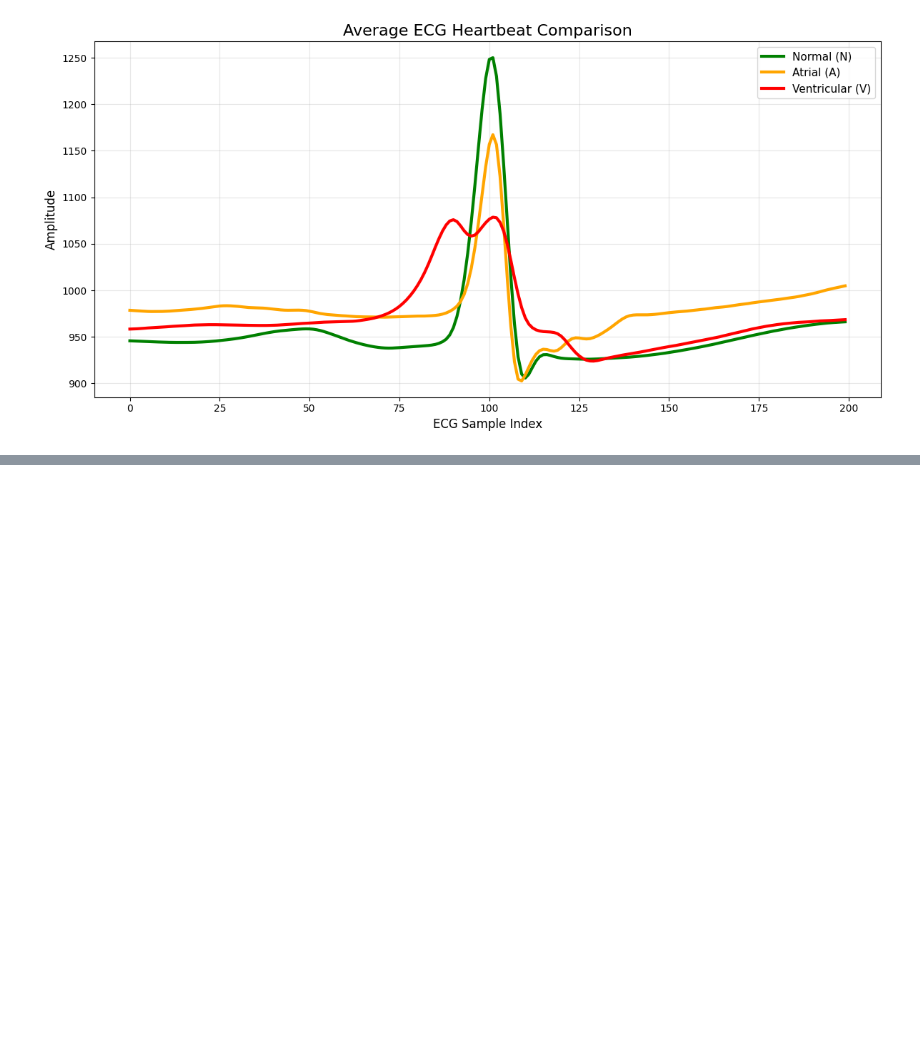
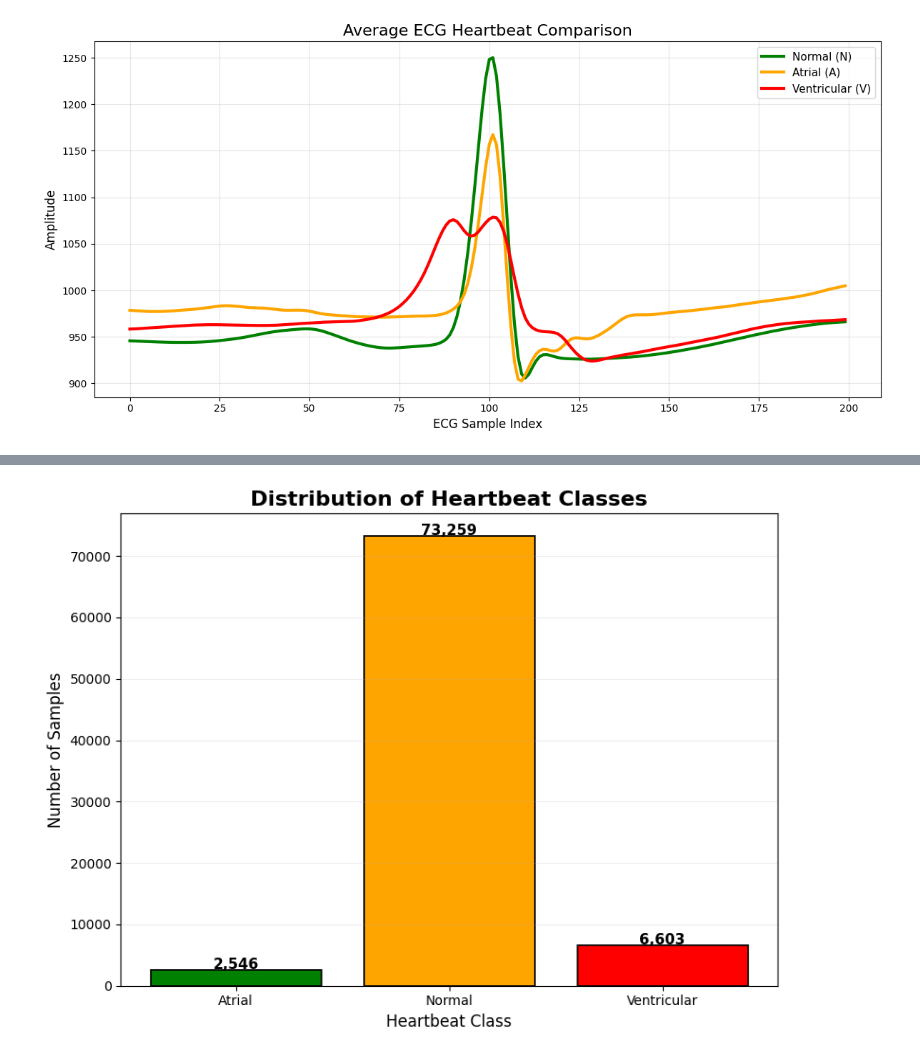
Before and after one commit to azhar-khan-1/ECG-Arrhythmia-Detection, a Jupyter notebook: notebooks/01_EDA_and_Data_Preprocessing.ipynb, the cells around one changed output, grey strips where cells are left out. Drawn from its saved outputs; the diff is of its cells as text; code cells hidden in the pictures; blank space fills up the shorter version.

Commit message:
Polish notebooks, update visualizations and improve documentation

```diff
--- a/notebooks/01_EDA_and_Data_Preprocessing.ipynb
+++ b/notebooks/01_EDA_and_Data_Preprocessing.ipynb
@@ -362,6 +296,0 @@ records = [
-# %%
-X_all = np.array(X_all)
-y_all = np.array(y_all)
-
-print(X_all.shape)
-print(pd.Series(y_all).value_counts())
@@ -767,16 +389,3 @@ plt.tight_layout()
 plt.show()
 # %% [output]
 [figure]
-# %%
-# ============================
-# Principal Component Analysis (PCA)
-# ============================
-
-from sklearn.decomposition import PCA
-
-pca = PCA(n_components=2, random_state=42)
-
-X_pca = pca.fit_transform(X_scaled)
-
-print("Original Shape :", X_scaled.shape)
-print("PCA Shape      :", X_pca.shape)
@@ -1039,0 +619,65 @@ plt.show()
+# %%
+
+
+import numpy as np
+import matplotlib.pyplot as plt
+
+# Count Samples
+classes, counts = np.unique(y_all, return_counts=True)
+
+# Rename Labels
+label_map = {
+    "N": "Normal",
+    "A": "Atrial",
+    "V": "Ventricular"
+}
+
+labels = [label_map[c] for c in classes]
+
+colors = ["green", "orange", "red"]
+
+plt.figure(figsize=(8,6))
+
+bars = plt.bar(
+    labels,
+    counts,
+    color=colors,
+    edgecolor="black",
+    linewidth=1.2
+)
+
+# Add Count Labels
+for bar in bars:
+    height = bar.get_height()
+    plt.text(
+        bar.get_x() + bar.get_width()/2,
+        height + 200,
+        f"{height:,}",
+        ha="center",
+        fontsize=11,
+        fontweight="bold"
+    )
+
+plt.title(
+    "Distribution of Heartbeat Classes",
+    fontsize=16,
+    fontweight="bold"
+)
+
+plt.xlabel("Heartbeat Class", fontsize=12)
+
+plt.ylabel("Number of Samples", fontsize=12)
+
+plt.grid(axis="y", alpha=0.2)
+
+plt.tight_layout()
+
+plt.savefig(
+    "../images/class_distribution.png",
+    dpi=300,
+    bbox_inches="tight"
+)
+
+plt.show()
+# %% [output]
+[figure, added]
```
Also changed, not shown: parts of 67 cells of this notebook, 4 other files.
